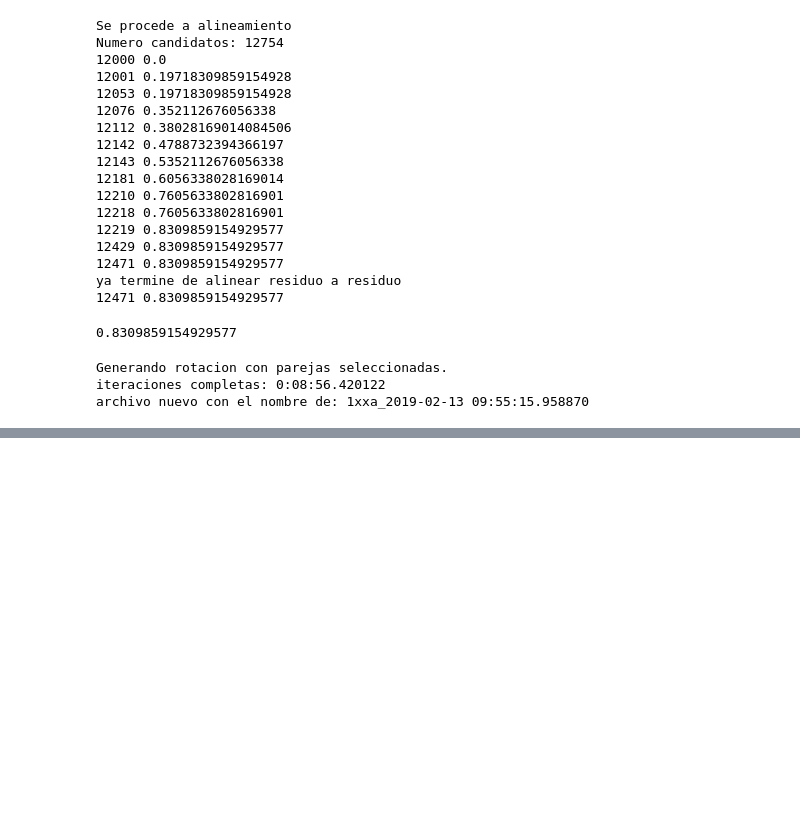
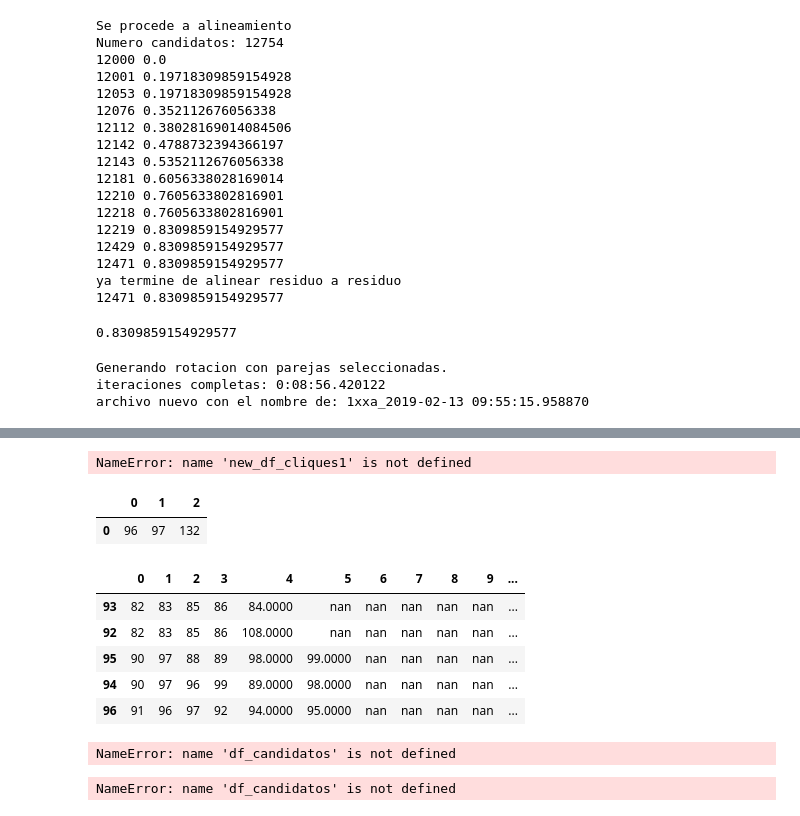
Before and after one commit to marciniega/pdbmani, a Jupyter notebook: Serch/Experimentos/Check_Software_Completo.ipynb, the cells around one changed output, grey strips where cells are left out. Saved outputs shown, nothing was run; the diff lists cells and outputs as text; code cells hidden in the pictures; blank space fills up the shorter version.

```diff
--- a/Serch/Experimentos/Check_Software_Completo.ipynb
+++ b/Serch/Experimentos/Check_Software_Completo.ipynb
@@ -651,0 +956,26 @@ archivo nuevo con el nombre de: 1xxa_2019-02-13 09:55:15.958870
+# %%
+new_df_cliques1.head()
+# %% [output]
+NameError: name 'new_df_cliques1' is not defined
+# %%
+df_cliques1.head(1)
+# %% [output]
+|  | 0 | 1 | 2 |
+| 0 | 96 | 97 | 132 |
+# %%
+cliques1.sort_values([0,1,2]).head()
+# %% [output]
+|  | 0 | 1 | 2 | 3 | 4 | 5 | 6 | 7 | 8 | 9 | ... |
+| 93 | 82 | 83 | 85 | 86 | 84.0000 | nan | nan | nan | nan | nan | ... |
+| 92 | 82 | 83 | 85 | 86 | 108.0000 | nan | nan | nan | nan | nan | ... |
+| 95 | 90 | 97 | 88 | 89 | 98.0000 | 99.0000 | nan | nan | nan | nan | ... |
+| 94 | 90 | 97 | 96 | 99 | 89.0000 | 98.0000 | nan | nan | nan | nan | ... |
+| 96 | 91 | 96 | 97 | 92 | 94.0000 | 95.0000 | nan | nan | nan | nan | ... |
+# %%
+df_candidatos.head()
+# %% [output]
+NameError: name 'df_candidatos' is not defined
+# %%
+add_element_clique_temp(df_cliques1, 'candidato_clique_1', cliques1, df_candidatos, number_elements_clique-1).sort_values([0,1,2]).head()
+# %% [output]
+NameError: name 'df_candidatos' is not defined
```
Also changed, not shown: parts of 32 cells of this notebook, 29 other files.
